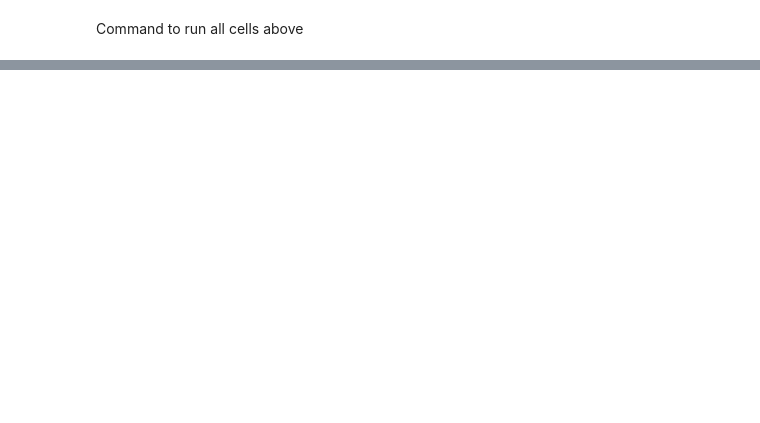
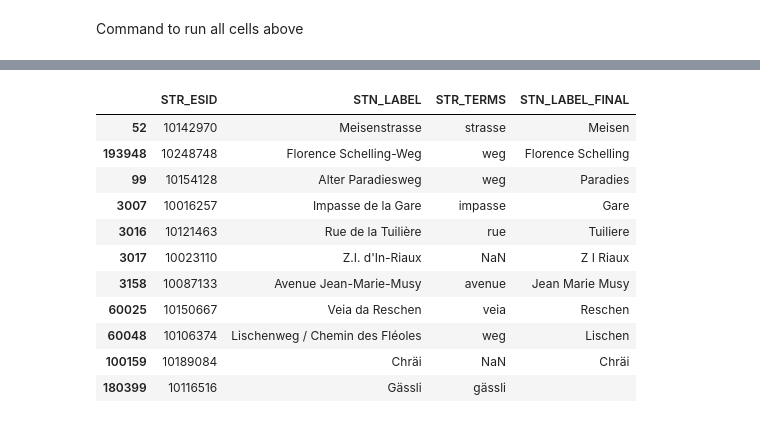
Before and after one commit to CaptainInler/cassda-zertifikatsarbeit, a Jupyter notebook: Datapreparation/Extract_street_terms_from_street_names.ipynb, the cells around one changed output, grey strips where cells are left out. Cells and saved outputs as stored; diff of their text form; code cells hidden in the pictures; blank space fills up the shorter version.

```diff
--- a/Datapreparation/Extract_street_terms_from_street_names.ipynb
+++ b/Datapreparation/Extract_street_terms_from_street_names.ipynb
@@ -443,0 +514,15 @@ print(missing_data)
+# %%
+streetnames.loc[[52, 193948, 99, 3007, 3016, 3017, 3158, 60025, 60048, 100159, 180399], ['STR_ESID', 'STN_LABEL', 'STR_TERMS', 'STN_LABEL_FINAL']]
+# %% [output]
+|  | STR_ESID | STN_LABEL | STR_TERMS | STN_LABEL_FINAL |
+| 52 | 10142970 | Meisenstrasse | strasse | Meisen |
+| 193948 | 10248748 | Florence Schelling-Weg | weg | Florence Schelling |
+| 99 | 10154128 | Alter Paradiesweg | weg | Paradies |
+| 3007 | 10016257 | Impasse de la Gare | impasse | Gare |
+| 3016 | 10121463 | Rue de la Tuilière | rue | Tuiliere |
+| 3017 | 10023110 | Z.I. d'In-Riaux | NaN | Z I Riaux |
+| 3158 | 10087133 | Avenue Jean-Marie-Musy | avenue | Jean Marie Musy |
+| 60025 | 10150667 | Veia da Reschen | veia | Reschen |
+| 60048 | 10106374 | Lischenweg / Chemin des Fléoles | weg | Lischen |
+| 100159 | 10189084 | Chräi | NaN | Chräi |
+| 180399 | 10116516 | Gässli | gässli |  |
```
Also changed, not shown: parts of 18 cells of this notebook, 14 other files.
